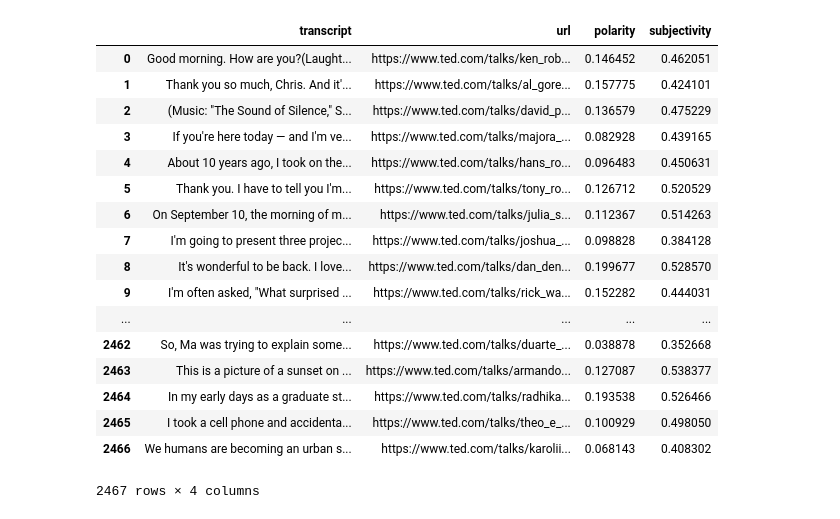
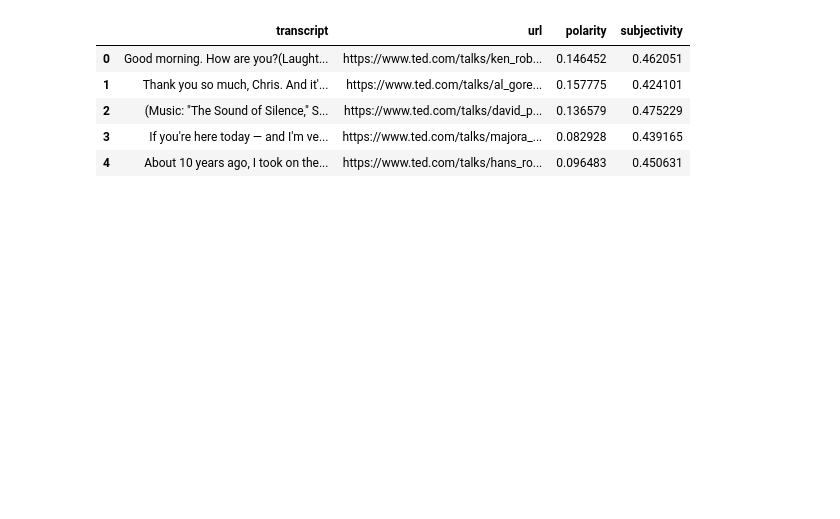
Before and after one commit to Avisikta-Majumdar/TedTalksAnalysis, a Jupyter notebook: Michal's notebook.ipynb, the cells around one changed output. Drawn from its saved outputs; the diff is of its cells as text; code cells hidden in the pictures; blank space fills up the shorter version.

```diff
--- a/Michal's notebook.ipynb
+++ b/Michal's notebook.ipynb
@@ -94,30 +88,18 @@ df_ted_main.head()
 # %%
 # sentiment analysis of transcript
 pol = lambda x: TextBlob(x).sentiment.polarity
 sub = lambda x: TextBlob(x).sentiment.subjectivity
 
 df_ted_transcripts['polarity'] = df_ted_transcripts['transcript'].apply(pol)
 df_ted_transcripts['subjectivity'] = df_ted_transcripts['transcript'].apply(sub)
-df_ted_transcripts
+df_ted_transcripts.head()
 # %% [output]
 |  | transcript | url | polarity | subjectivity |
 | 0 | Good morning. How are you?(Laught... | https://www.ted.com/talks/ken_rob... | 0.146452 | 0.462051 |
 | 1 | Thank you so much, Chris. And it'... | https://www.ted.com/talks/al_gore... | 0.157775 | 0.424101 |
 | 2 | (Music: "The Sound of Silence," S... | https://www.ted.com/talks/david_p... | 0.136579 | 0.475229 |
 | 3 | If you're here today — and I'm ve... | https://www.ted.com/talks/majora_... | 0.082928 | 0.439165 |
 | 4 | About 10 years ago, I took on the... | https://www.ted.com/talks/hans_ro... | 0.096483 | 0.450631 |
-| 5 | Thank you. I have to tell you I'm... | https://www.ted.com/talks/tony_ro... | 0.126712 | 0.520529 |
-| 6 | On September 10, the morning of m... | https://www.ted.com/talks/julia_s... | 0.112367 | 0.514263 |
-| 7 | I'm going to present three projec... | https://www.ted.com/talks/joshua_... | 0.098828 | 0.384128 |
-| 8 | It's wonderful to be back. I love... | https://www.ted.com/talks/dan_den... | 0.199677 | 0.528570 |
-| 9 | I'm often asked, "What surprised ... | https://www.ted.com/talks/rick_wa... | 0.152282 | 0.444031 |
-| ... | ... | ... | ... | ... |
-| 2462 | So, Ma was trying to explain some... | https://www.ted.com/talks/duarte_... | 0.038878 | 0.352668 |
-| 2463 | This is a picture of a sunset on ... | https://www.ted.com/talks/armando... | 0.127087 | 0.538377 |
-| 2464 | In my early days as a graduate st... | https://www.ted.com/talks/radhika... | 0.193538 | 0.526466 |
-| 2465 | I took a cell phone and accidenta... | https://www.ted.com/talks/theo_e_... | 0.100929 | 0.498050 |
-| 2466 | We humans are becoming an urban s... | https://www.ted.com/talks/karolii... | 0.068143 | 0.408302 |
-2467 rows × 4 columns
 # %%
 # merging both datasets and delete the rows that don't have a transcipt
 df_ted_talks = pd.merge(df_ted_main, df_ted_transcripts, left_index=True, right_index=True)
```
Also changed, not shown: parts of 15 cells of this notebook, 1 other file.
